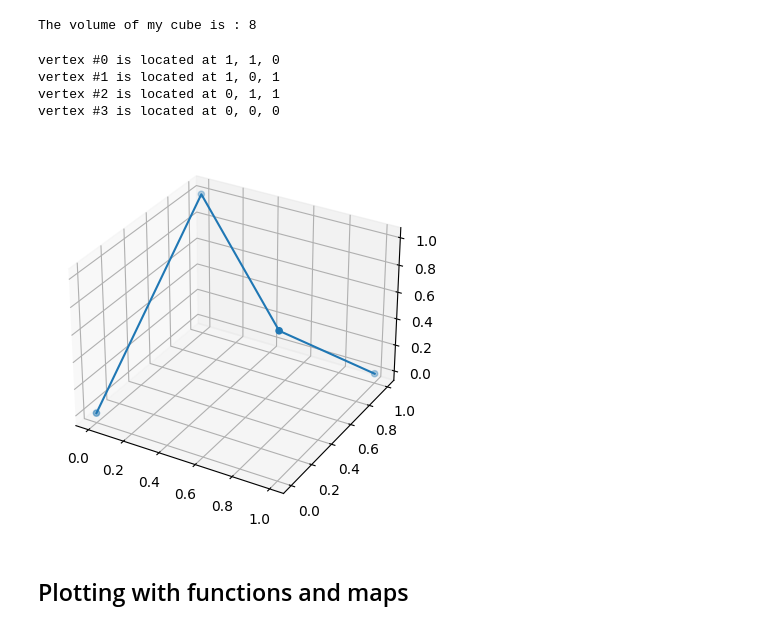
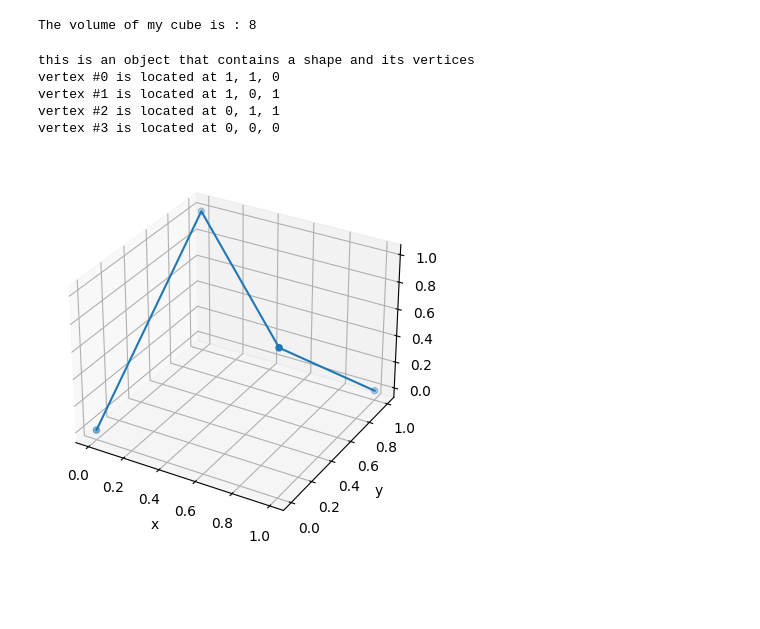
Before and after one commit to YellowCranberry/Software-Plumbing-Python-2022, a Jupyter notebook: Intro.ipynb, the cells around one changed output. Drawn from its saved outputs; the diff is of its cells as text; code cells hidden in the pictures; blank space fills up the shorter version.

```diff
--- a/Intro.ipynb
+++ b/Intro.ipynb
@@ -257,33 +438,35 @@ class Shape:
     def __str__(self) -> str:
         return "this is an object that contains a shape and its vertices"
 
     def define_vertices(self, list_vertices) -> list[Vertices]:
         list_object = [Vertices(*i) for i in list_vertices]
         return list_object
 
     def print_vertex(self):
         for index, vertex in enumerate(self.vertices):
             print(f'vertex #{index} is located at {vertex.x}, {vertex.y}, {vertex.z}')
 
     def display_vertices(self):
         ax = plt.axes(projection='3d')
         xdata = [i.x for i in self.vertices]
         ydata = [i.y for i in self.vertices]
         zdata = [i.z for i in self.vertices]
 
         ax.scatter3D(xdata, ydata, zdata)
         ax.plot3D(xdata,ydata,zdata)
 
+        ax.set_xlabel('x')
+        ax.set_ylabel('y')
 
 
 my_shape = Shape([[1,1,0],[1,0,1],[0,1,1], [0,0,0]])
+print(my_shape)
 my_shape.print_vertex()
 my_shape.display_vertices()
 # %% [output]
+this is an object that contains a shape and its vertices
 vertex #0 is located at 1, 1, 0
 vertex #1 is located at 1, 0, 1
 vertex #2 is located at 0, 1, 1
 vertex #3 is located at 0, 0, 0
-[figure, old version]
+[figure, new version]
-# %% [markdown]
-## Plotting with functions and maps
```
Also changed, not shown: parts of 29 cells of this notebook, 2 other files.
